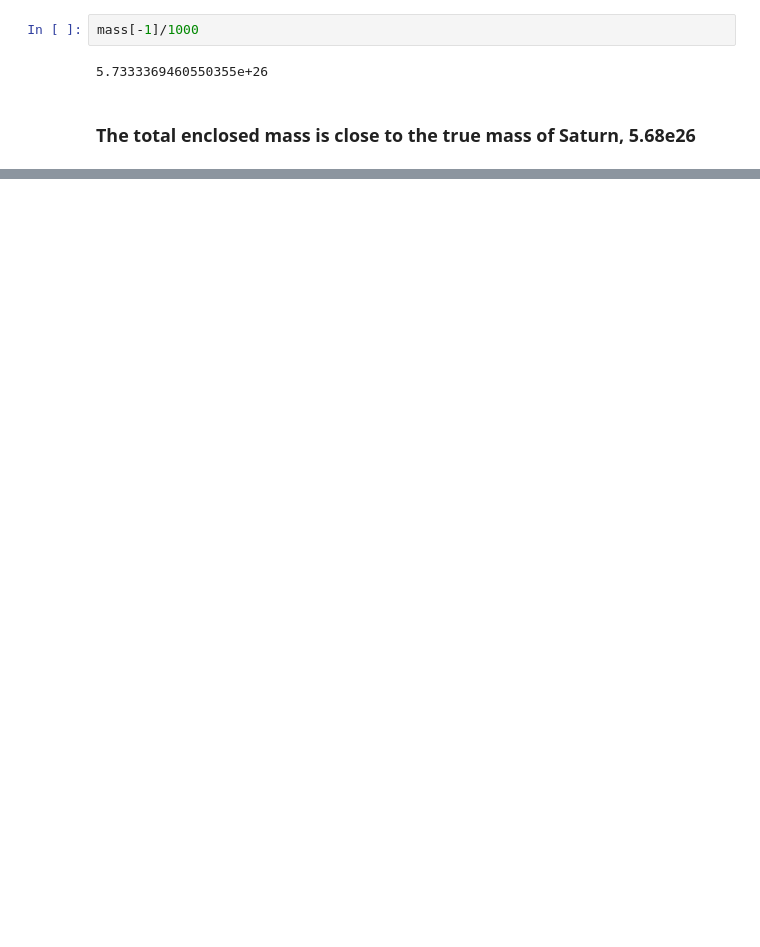
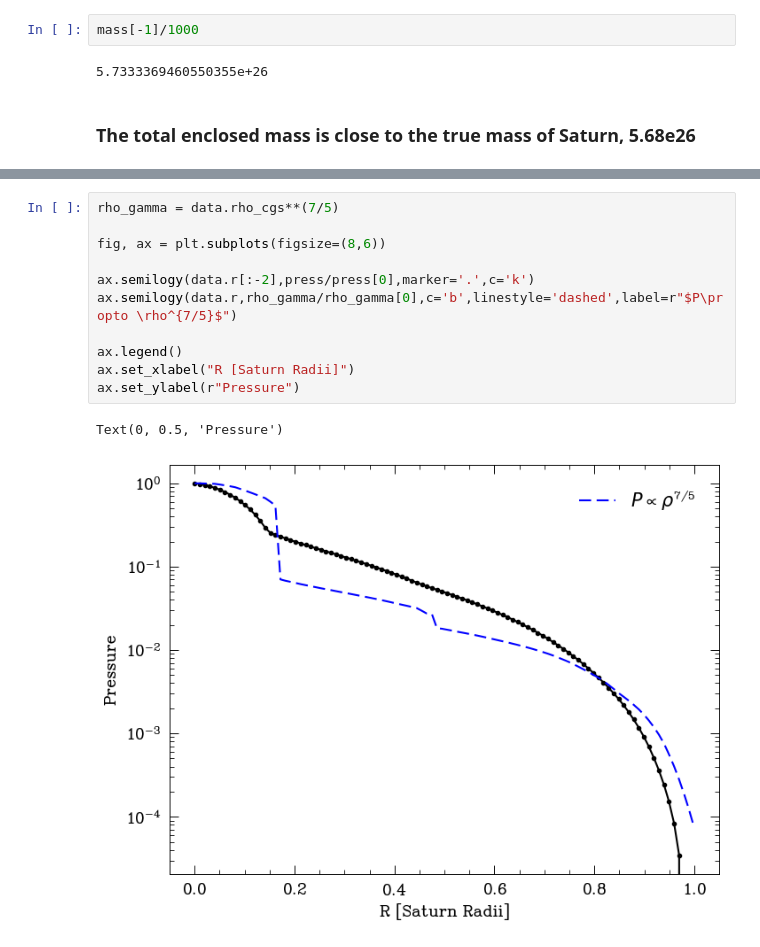
Before and after one commit to aspolanski/ASTR420, a Jupyter notebook: Saturn's Interior.ipynb, the cells around one changed output, grey strips where cells are left out. Cells and saved outputs as stored; diff of their text form; blank space fills up the shorter version.

```diff
--- a/Saturn's Interior.ipynb
+++ b/Saturn's Interior.ipynb
@@ -53,0 +111,14 @@ mass[-1]/1000
+# %%
+rho_gamma = data.rho_cgs**(7/5)
+
+fig, ax = plt.subplots(figsize=(8,6))
+
+ax.semilogy(data.r[:-2],press/press[0],marker='.',c='k')
+ax.semilogy(data.r,rho_gamma/rho_gamma[0],c='b',linestyle='dashed',label=r"$P\propto \rho^{7/5}$")
+
+ax.legend()
+ax.set_xlabel("R [Saturn Radii]")
+ax.set_ylabel(r"Pressure")
+# %% [output]
+Text(0, 0.5, 'Pressure')
+[figure, added]
```
Also changed, not shown: parts of 16 cells of this notebook, 1 other file.
